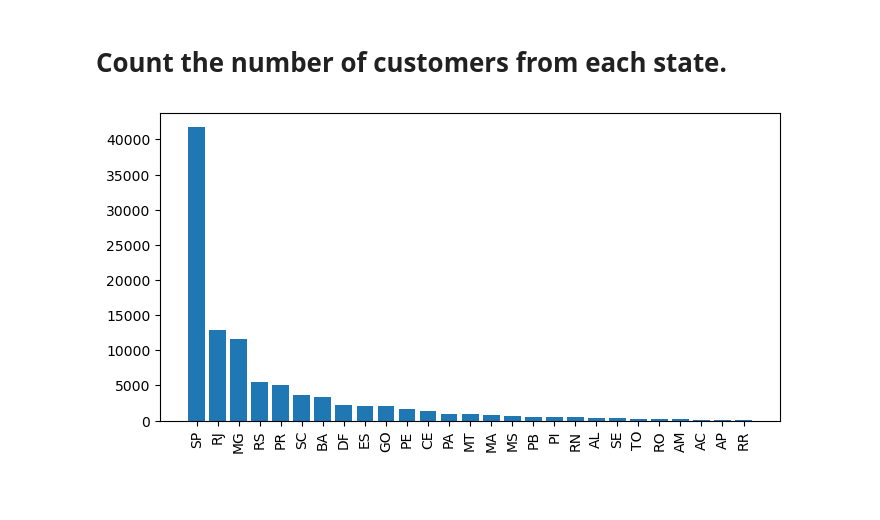
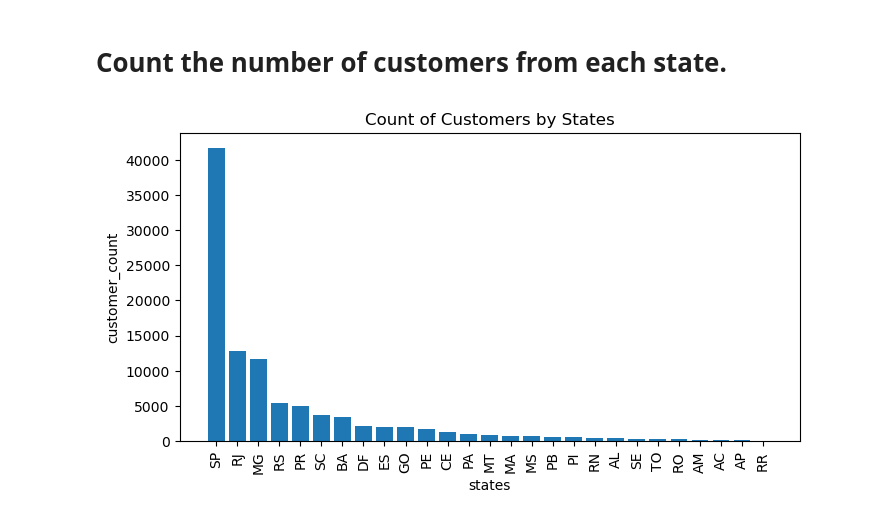
Before and after one commit to mahabubalam-gbs/SQL-Python-Ecommerce-Project, a Jupyter notebook: Ecommerce_Project.ipynb, the cells around one changed output. Drawn from its saved outputs; the diff is of its cells as text; code cells hidden in the pictures; blank space fills up the shorter version.

```diff
--- a/Ecommerce_Project.ipynb
+++ b/Ecommerce_Project.ipynb
@@ -191,17 +191,20 @@ data = cur.fetchall()
 # %%
 query = """ SELECT customer_state, COUNT(customer_id) FROM customers GROUP BY customer_state;
 """
 
 cur.execute(query)
 
 data = cur.fetchall()
 
 df = pd.DataFrame(data, columns = ["state", "customer_count"])
 df = df.sort_values(by = "customer_count", ascending = False)
 
 plt.figure(figsize = (8, 4))
 plt.bar(df["state"], df["customer_count"])
 plt.xticks(rotation = 90)
+plt.xlabel("states")
+plt.ylabel("customer_count")
+plt.title("Count of Customers by States")
 plt.show()
 # %% [output]
-[figure, old version]
+[figure, new version]
```
Also changed, not shown: parts of 2 cells of this notebook.
